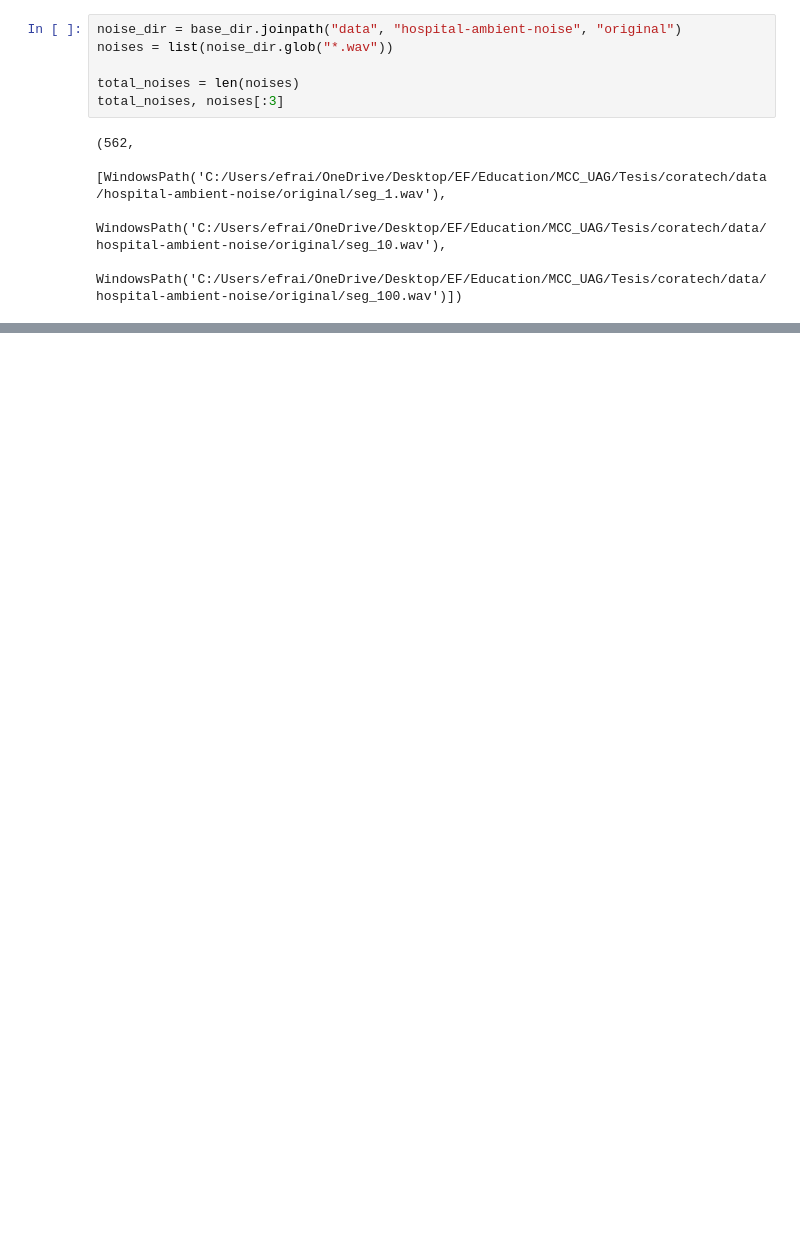
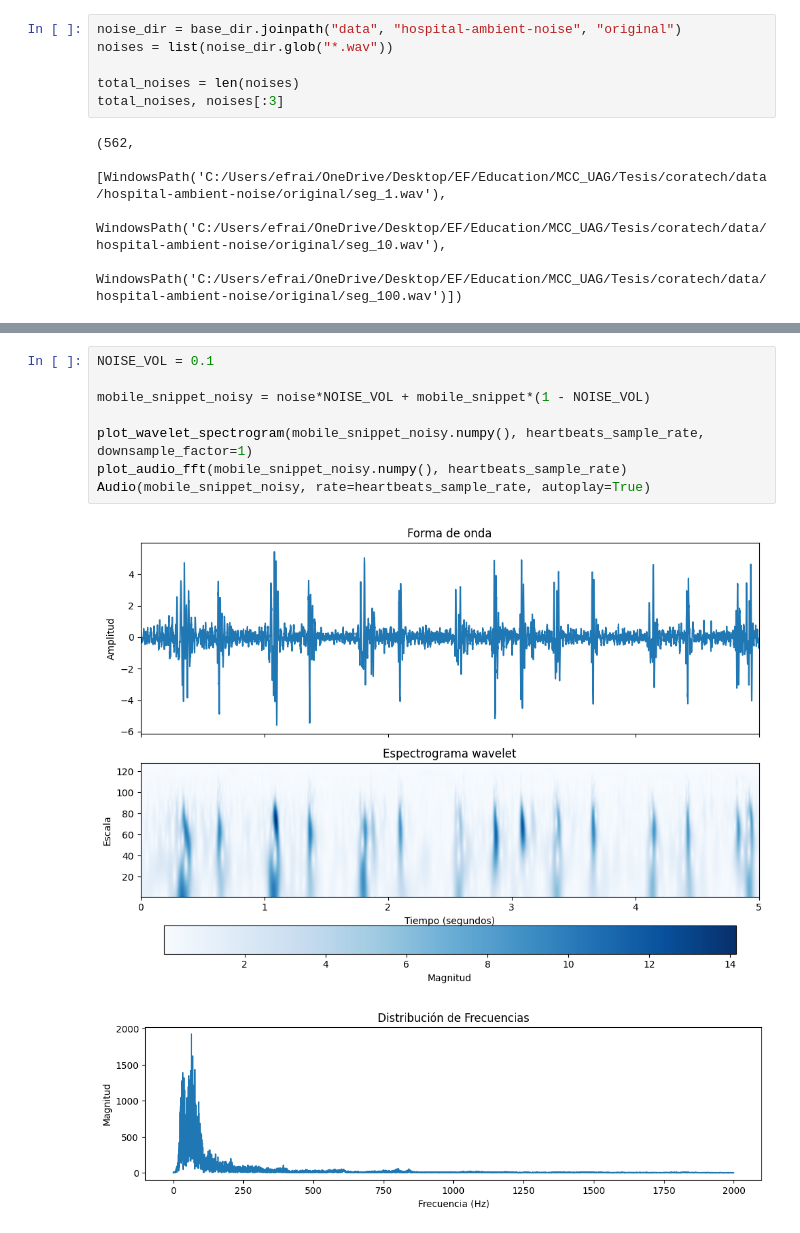
Before and after one commit to Afroefras/coratech, a Jupyter notebook: notebooks/hospital-ambient-noise/noiser.ipynb, the cells around one changed output, grey strips where cells are left out. Saved outputs shown, nothing was run; the diff lists cells and outputs as text; blank space fills up the shorter version.

```diff
--- a/notebooks/hospital-ambient-noise/noiser.ipynb
+++ b/notebooks/hospital-ambient-noise/noiser.ipynb
@@ -59,0 +72,11 @@ New noise sample rate: 4000
+# %%
+NOISE_VOL = 0.1
+
+mobile_snippet_noisy = noise*NOISE_VOL + mobile_snippet*(1 - NOISE_VOL)
+
+plot_wavelet_spectrogram(mobile_snippet_noisy.numpy(), heartbeats_sample_rate, downsample_factor=1)
+plot_audio_fft(mobile_snippet_noisy.numpy(), heartbeats_sample_rate)
+Audio(mobile_snippet_noisy, rate=heartbeats_sample_rate, autoplay=True)
+# %% [output]
+[figure, added]
+[figure, added]
```
Also changed, not shown: parts of 7 cells of this notebook, 4 other files.
